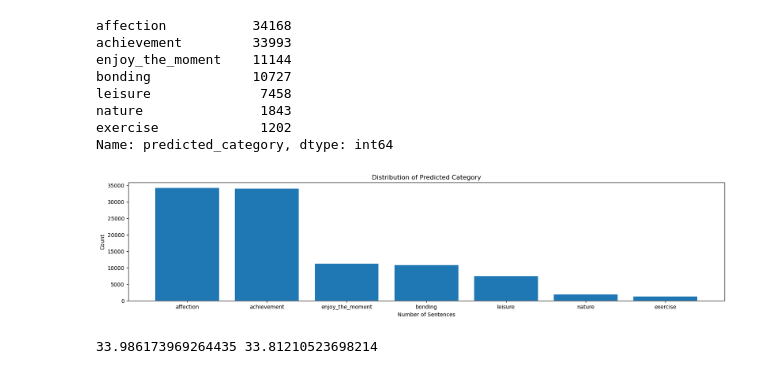
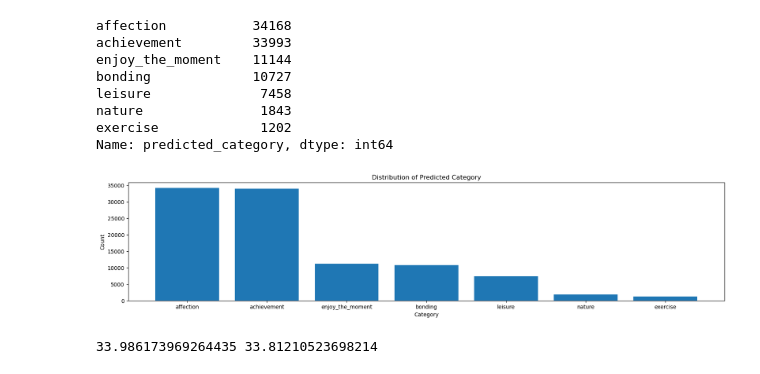
Before and after one commit to TZstatsADS/ads-fall2023-project1-juliamblake1, a Jupyter notebook: doc/project 1 v1.ipynb, the cells around one changed output. Saved outputs shown, nothing was run; the diff lists cells and outputs as text; code cells hidden in the pictures.

```diff
--- a/doc/project 1 v1.ipynb
+++ b/doc/project 1 v1.ipynb
@@ -136,17 +123,17 @@ Name: predicted_category, dtype: int64
 # %%
 predicted_category_counts = happydemo['predicted_category'].value_counts()
 
 # Create a bar plot
 plt.figure(figsize=(20, 4))  # You can adjust the figure size as needed
 plt.bar(predicted_category_counts.index, predicted_category_counts.values)
 
 # Adding labels and title
-plt.xlabel('Number of Sentences')
+plt.xlabel('Category')
 plt.ylabel('Count')
 plt.title('Distribution of Predicted Category')
 plt.show()
 # %% [output]
-[figure, old version]
+[figure, new version]
 # %%
 prop_affection = (happydemo.loc[happydemo.predicted_category == 'affection', 'predicted_category'].count())/ len(happydemo.predicted_category) *100
 prop_achievement = (happydemo.loc[happydemo.predicted_category == 'achievement', 'predicted_category'].count())/ len(happydemo.predicted_category) *100
```
Also changed, not shown: parts of 17 cells of this notebook.
